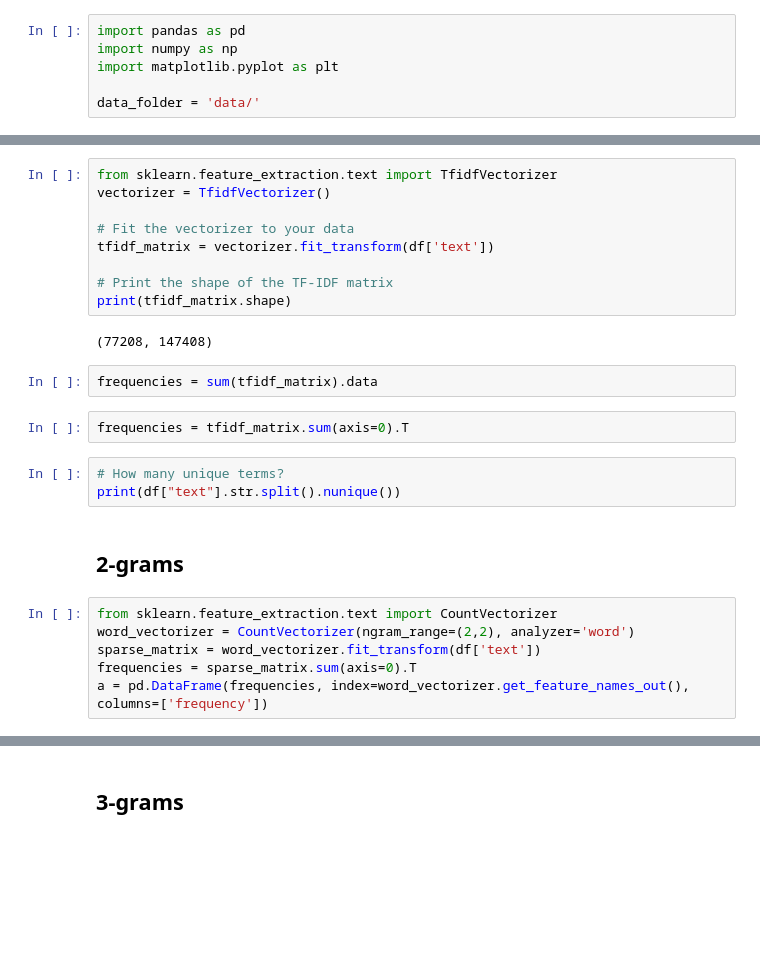
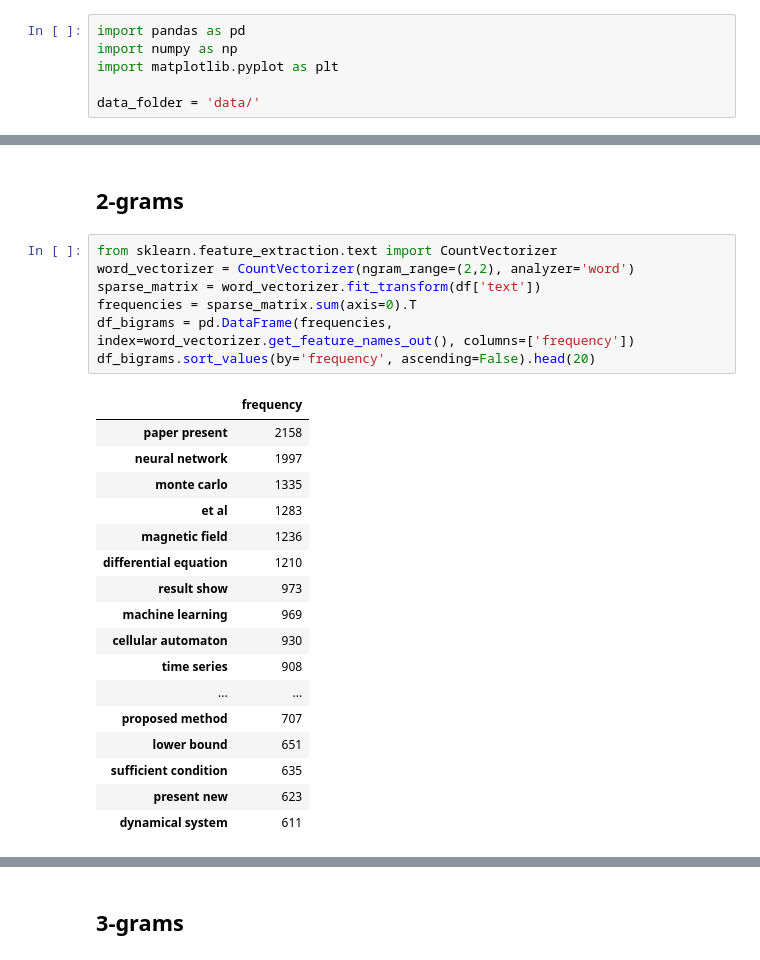
Before and after one commit to lucabaz98/arXiv_classification, a Jupyter notebook: EDA.ipynb, the cells around one changed output, grey strips where cells are left out. Drawn from its saved outputs; the diff is of its cells as text; blank space fills up the shorter version.

```diff
--- a/EDA.ipynb
+++ b/EDA.ipynb
@@ -27,26 +34,27 @@ print(sum(df["text"].str.split().apply(len).value_counts() == 1))
-# %%
-from sklearn.feature_extraction.text import TfidfVectorizer
-vectorizer = TfidfVectorizer()
-
-# Fit the vectorizer to your data
-tfidf_matrix = vectorizer.fit_transform(df['text'])
-
-# Print the shape of the TF-IDF matrix
-print(tfidf_matrix.shape)
-# %% [output]
-(77208, 147408)
-# %%
-frequencies = sum(tfidf_matrix).data
-# %%
-frequencies = tfidf_matrix.sum(axis=0).T
-# %%
-# How many unique terms?
-print(df["text"].str.split().nunique())
 # %% [markdown]
 ## 2-grams
 # %%
 from sklearn.feature_extraction.text import CountVectorizer
 word_vectorizer = CountVectorizer(ngram_range=(2,2), analyzer='word')
 sparse_matrix = word_vectorizer.fit_transform(df['text'])
 frequencies = sparse_matrix.sum(axis=0).T
-a = pd.DataFrame(frequencies, index=word_vectorizer.get_feature_names_out(), columns=['frequency'])
+df_bigrams = pd.DataFrame(frequencies, index=word_vectorizer.get_feature_names_out(), columns=['frequency'])
+df_bigrams.sort_values(by='frequency', ascending=False).head(20)
+# %% [output]
+|  | frequency |
+| paper present | 2158 |
+| neural network | 1997 |
+| monte carlo | 1335 |
+| et al | 1283 |
+| magnetic field | 1236 |
+| differential equation | 1210 |
+| result show | 973 |
+| machine learning | 969 |
+| cellular automaton | 930 |
+| time series | 908 |
+| ... | ... |
+| proposed method | 707 |
+| lower bound | 651 |
+| sufficient condition | 635 |
+| present new | 623 |
+| dynamical system | 611 |
```
Also changed, not shown: parts of 23 cells of this notebook, 1 other file.
